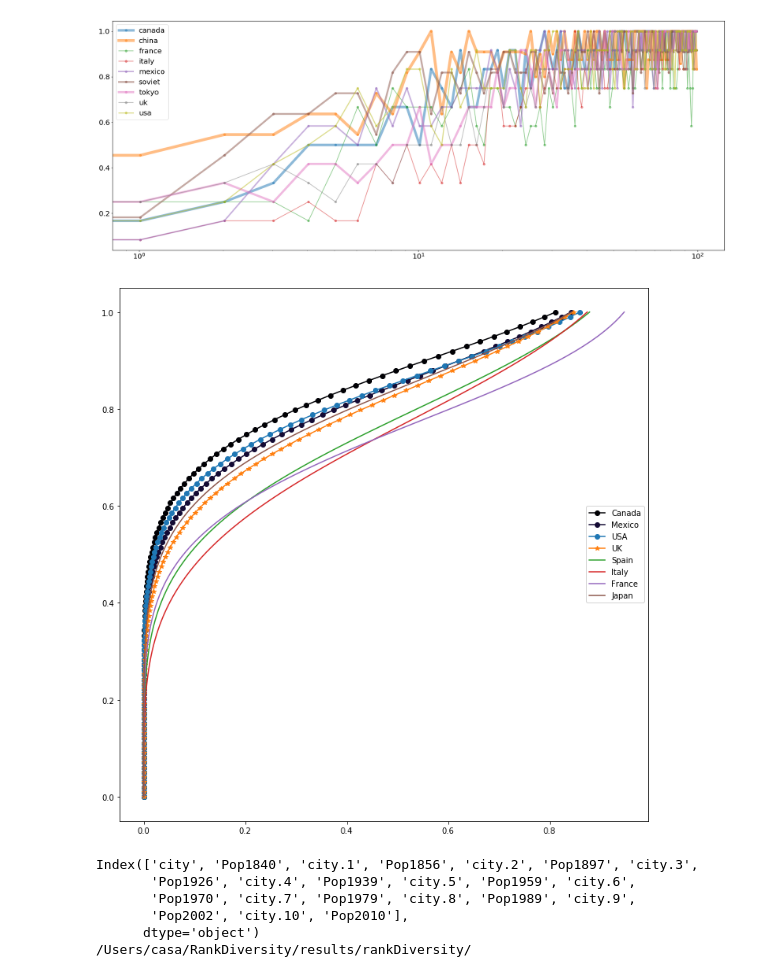
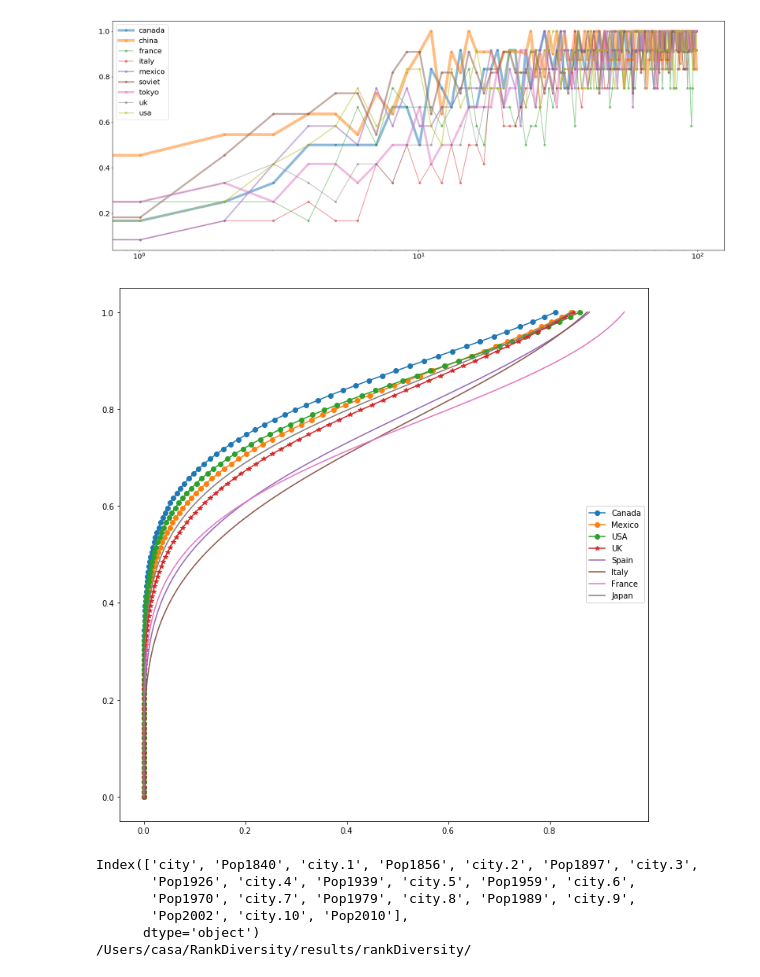
Before and after one commit to rmurcioUCL/RankDiversity, a Jupyter notebook: code/rankcities.ipynb, the cells around one changed output. Saved outputs shown, nothing was run; the diff lists cells and outputs as text; code cells hidden in the pictures.

```diff
--- a/code/rankcities.ipynb
+++ b/code/rankcities.ipynb
@@ -10,8 +10,8 @@ import os
 import matplotlib.pyplot as plt
 from random import randrange
 
-'''mpath='D:/Rankcities/RankDiversity/results/rankDiversity/'
-mpathD='D:/Rankcities/RankDiversity/data/'''
-mpath='/Users/casa/RankDiversity/results/rankDiversity/'
-mpathD='/Users/casa/RankDiversity/data/'
+mpath='D:/Rankcities/RankDiversity/results/rankDiversity/'
+mpathD='D:/Rankcities/RankDiversity/data/'
+'''mpath='/Users/casa/RankDiversity/results/rankDiversity/'
+mpathD='/Users/casa/RankDiversity/data/'''
 #df.iloc[0:10].sort_values(by=['2002'],ascending=False).head(15)
@@ -96,4 +98,4 @@ fitting_parameters, covariance = curve_fit(norm.cdf, range(0,99), r, p0=[-1,1])
 fitting_parameters
 # %%
 from matplotlib.cm import get_cmap
-import matplotlib as mpl
+#import matplotlib as mpl
@@ -108,28 +110,28 @@ japanfit = np.asarray([5.83464950931248e-12,3.14207535791918e-10,3.2352268948850
-line_norm = mpl.colors.Normalize(vmin=1900,vmax=2010)
+
+#line_norm = mpl.colors.Normalize(vmin=1900,vmax=2010)
 
 t = np.linspace(0,1, 100)
 #j = np.linspace(0,100, 100)
 fg = plt.figure(1); fg.clf()
-plt.rcParams['figure.figsize']=(10,10)
-cmap = get_cmap('inferno')
-norm_value = line_norm(1900)
-col = cmap(norm_value)
+plt.rcParams['figure.figsize']=(15,15)
+#cmap = get_cmap('inferno')
+#norm_value = line_norm(1900)
+#col = cmap(norm_value)
 ax = fg.add_subplot(1, 1, 1)
-ax.plot(canadafit,t,label='Canada',marker='o',c=col)
-norm_value = line_norm()
-col = cmap(norm_value)
-ax.plot(mexicofit,t,label='Mexico',marker='o',c=col)
+ax.plot(canadafit,t,label='Canada',marker='o')
+
+ax.plot(mexicofit,t,label='Mexico',marker='o')
 ax.plot(usafit,t,label='USA',marker='o')
 ax.plot(ukfit,t,label='UK',marker='*')
 ax.plot(spainfit,t,label='Spain')
 ax.plot(italyfit,t,label='Italy')
 ax.plot(francefit,t,label='France')
 ax.plot(japanfit,t,label='Japan')
 ax.legend(loc='center right')
 plt.tight_layout()
 plt.savefig(mpath+'all_ranks_fits.png', dpi=150)
 # %% [output]
-[figure, old version]
+[figure, new version]
 # %%
 mpath='/Users/casa/Desktop/rankCities/data/'
 df = pd.read_csv(mpath + 'tokyo.csv')
```
Also changed, not shown: parts of 10 cells of this notebook.
